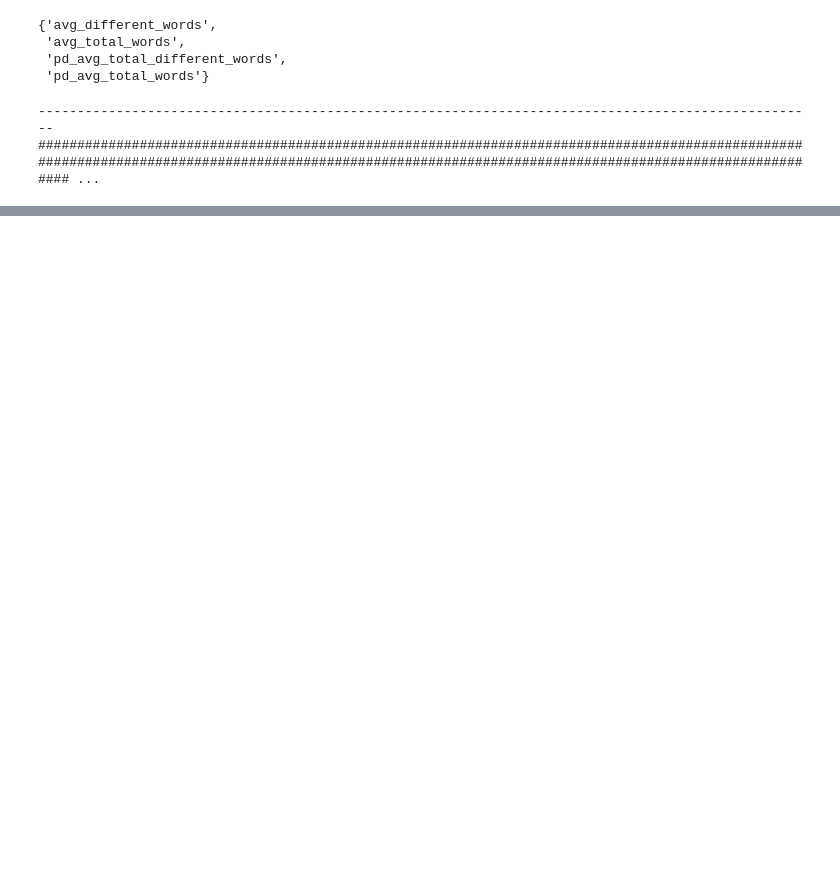
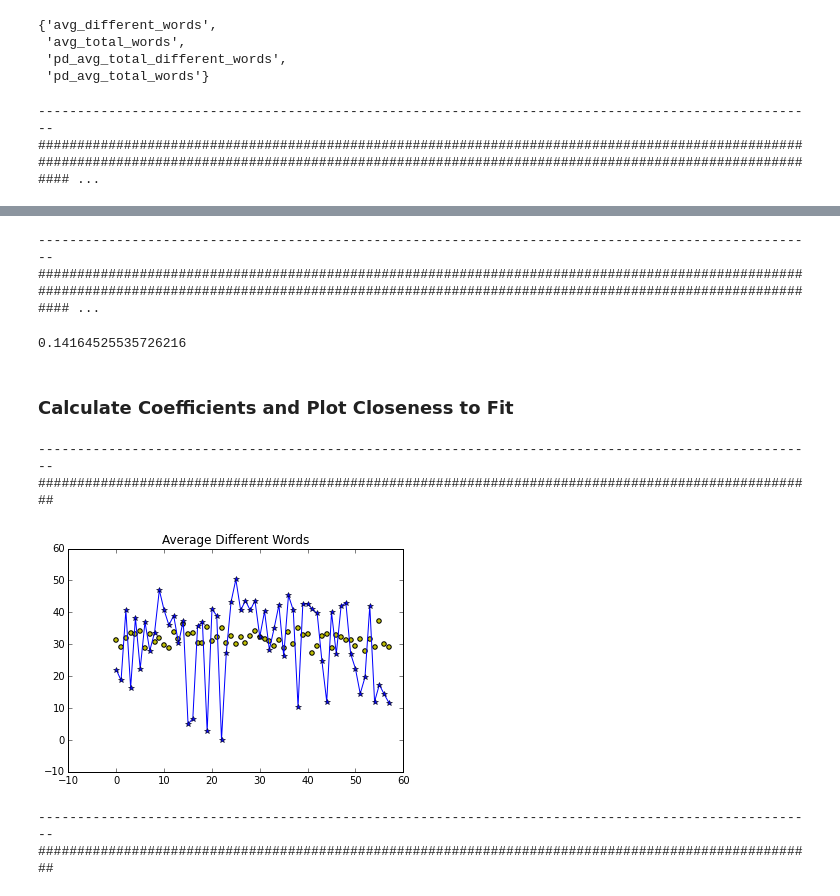
Before and after one commit to bonilhamusclab-projects/behav_connectome_prediction, a Jupyter notebook: entrainment_pred.ipynb, the cells around one changed output, grey strips where cells are left out. Cells and saved outputs as stored; diff of their text form; code cells hidden in the pictures; blank space fills up the shorter version.

```diff
--- a/entrainment_pred.ipynb
+++ b/entrainment_pred.ipynb
@@ -44,0 +53,59 @@ search_adw.best_score_
+# %%
+search_p_atdw = entrainment_pred.run(full, 'pd_avg_total_different_words')
+# %% [output]
+----------------------------------------------------------------------------------------------------
+######################################################################################################################################################################################################## ...
+# %%
+search_p_atdw.best_score_
+# %% [output]
+0.14164525535726216
+# %% [markdown]
+### Calculate Coefficients and Plot Closeness to Fit
+# %%
+def calc_coeffs(best_estimator, cv, data, target):
+
+    def _calc_coeffs(predicted_hist):
+        n_iter = cv.n_iter
+        print('-' * n_iter)
+
+        svr = best_estimator.named_steps['svr']
+        def fit(train):
+            best_estimator.fit(data.iloc[train], target.iloc[train])
+
+        def predict(test):
+            predicted = best_estimator.predict(data.iloc[test]).tolist()
+            for i in test:
+                predicted_hist[i].append(predicted.pop())
+
+        def coeffs_fn():
+            sys.stdout.write('#')
+            return svr.coef_.copy()
+
+        coeffs = entrainment_pred.calc_coeffs(cv, fit, coeffs_fn, predict)
+        return coeffs, predicted_hist
+
+    return _calc_coeffs({i:[] for i in range(len(target))})
+# %%
+data_adw, target_adw = entrainment_pred.separate(full, 'avg_different_words')
+coeffs_adw, predict_hist_adw = calc_coeffs(search_adw.best_estimator_, search_adw.cv, data_adw, target_adw)
+# %% [output]
+----------------------------------------------------------------------------------------------------
+####################################################################################################
+# %%
+import matplotlib.pyplot as plt
+
+def plot(predict_hist, target, title):
+    pmns = [np.mean(predict_hist[i]) for i in range(len(target))]
+    plt.scatter(range(len(pmns)), pmns, c='y')
+    plt.plot(target, marker='*')
+    plt.title(title)
+# %%
+plot(predict_hist_adw, target_adw, 'Average Different Words')
+# %% [output]
+[figure, added]
+# %%
+data_atw, target_atw = entrainment_pred.separate(full, 'avg_total_words')
+coeffs_atw, predict_hist_atw = calc_coeffs(search_atw.best_estimator_, search_atw.cv, data_atw, target_atw)
+# %% [output]
+----------------------------------------------------------------------------------------------------
+####################################################################################################
```
Also changed, not shown: parts of 14 cells of this notebook, 1 other file.
